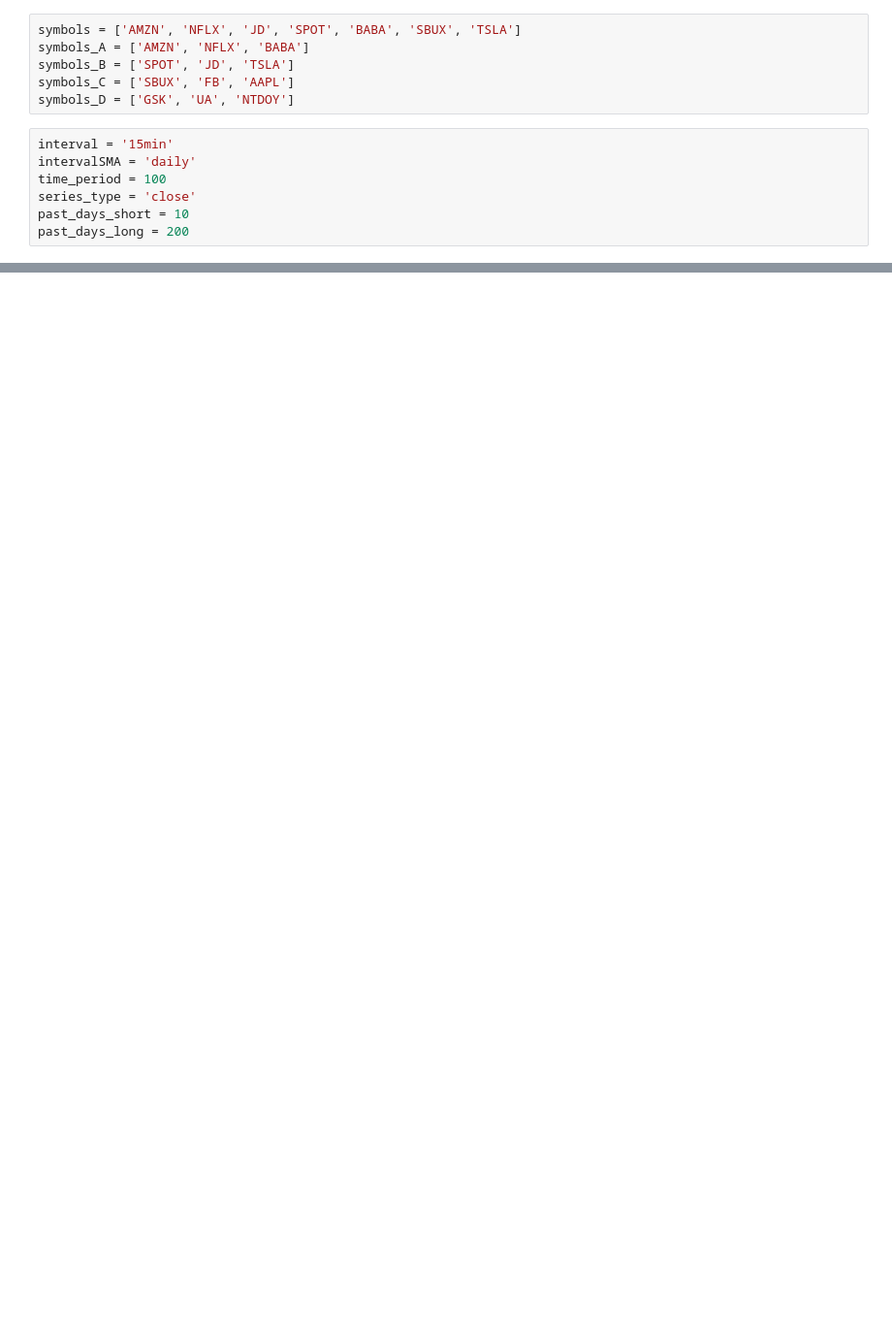
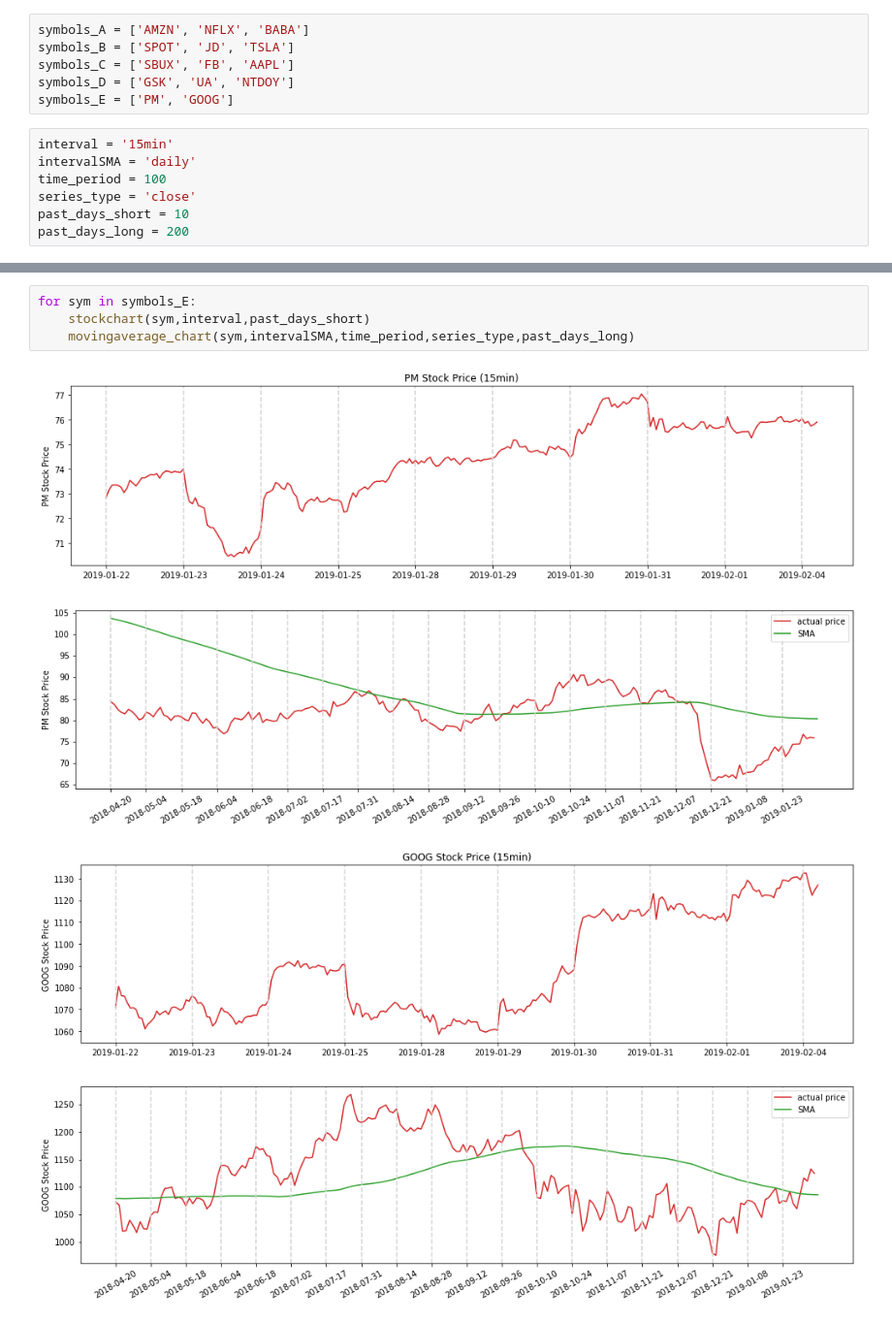
Before and after one commit to zhems/StockDashboard, a Jupyter notebook: Daily_Dashboard.ipynb, the cells around one changed output, grey strips where cells are left out. Shown at 97% size. Cells and saved outputs as stored; diff of their text form; blank space fills up the shorter version.

```diff
--- a/Daily_Dashboard.ipynb
+++ b/Daily_Dashboard.ipynb
@@ -100,11 +100,11 @@ def movingaverage_chart(symbol,interval,time_period,series_type,past_days):
 
         break
 # %%
-symbols = ['AMZN', 'NFLX', 'JD', 'SPOT', 'BABA', 'SBUX', 'TSLA']
 symbols_A = ['AMZN', 'NFLX', 'BABA']
 symbols_B = ['SPOT', 'JD', 'TSLA']
 symbols_C = ['SBUX', 'FB', 'AAPL']
 symbols_D = ['GSK', 'UA', 'NTDOY']
+symbols_E = ['PM', 'GOOG']
 # %%
 interval = '15min'
 intervalSMA = 'daily'
@@ -158 +158,10 @@ for sym in symbols_D:
 [figure]
+# %%
+for sym in symbols_E:
+    stockchart(sym,interval,past_days_short)
+    movingaverage_chart(sym,intervalSMA,time_period,series_type,past_days_long)
+# %% [output]
+[figure, added]
+[figure, added]
+[figure, added]
+[figure, added]
```
Also changed, not shown: parts of 4 cells of this notebook, 1 other file.
